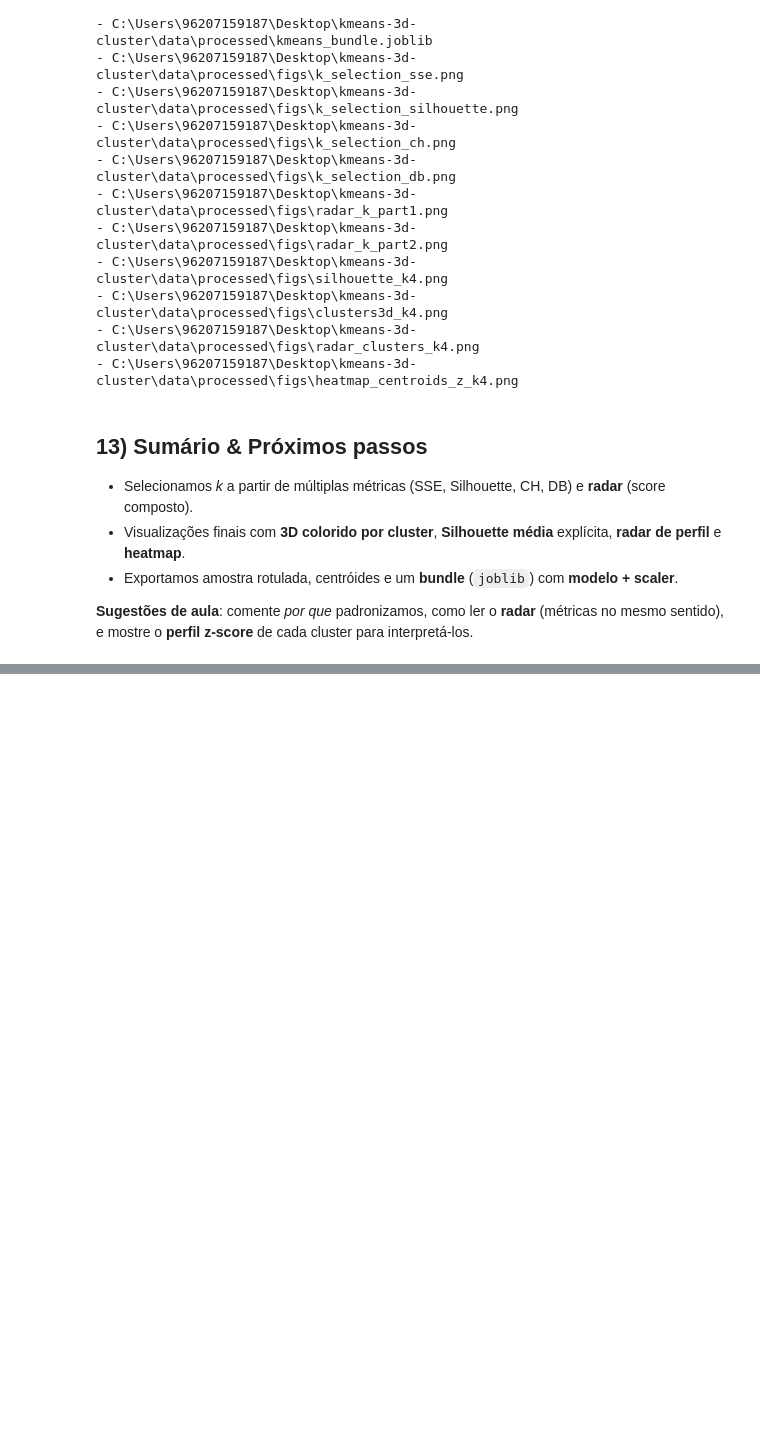
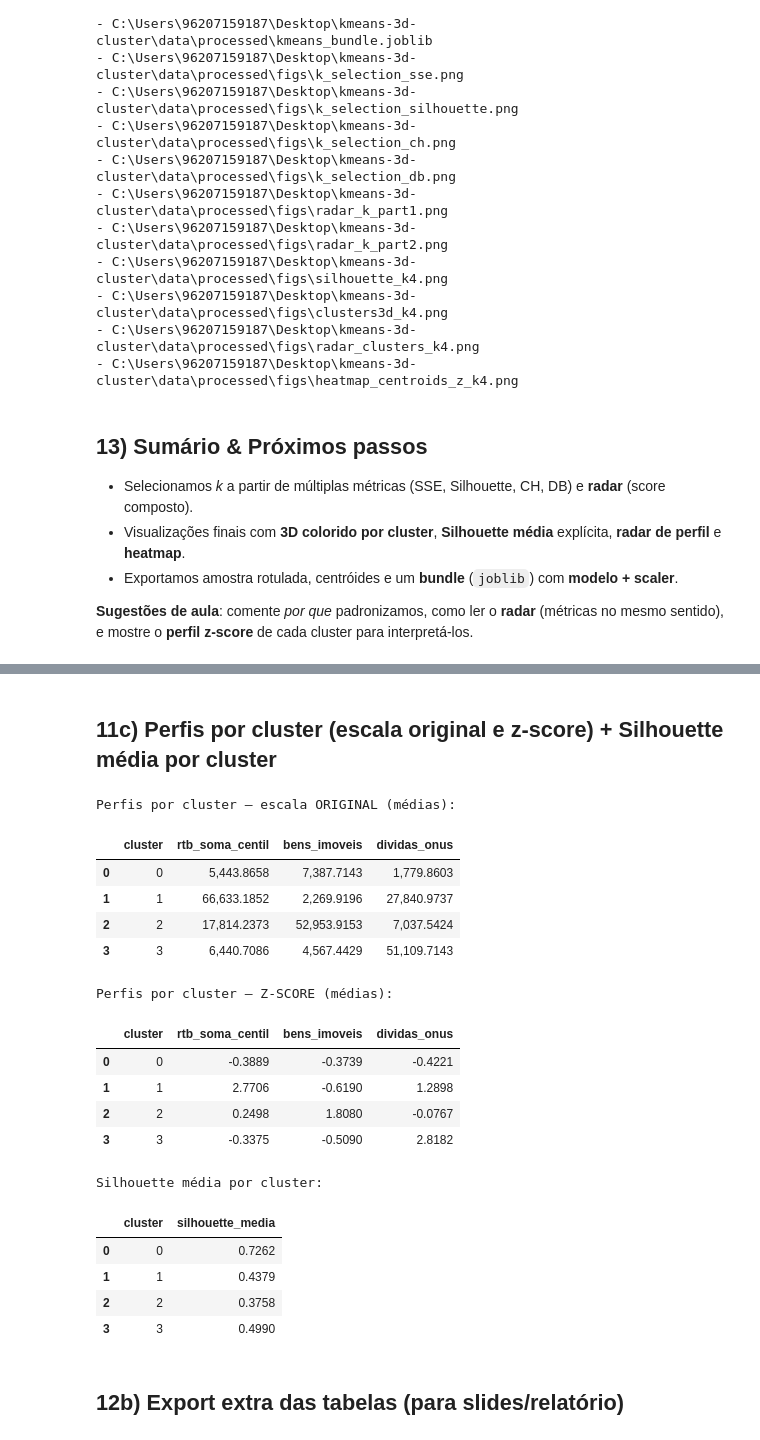
Before and after one commit to PadawanXXVI/kmeans-3d-cluster, a Jupyter notebook: notebooks/02_amns_kmeans.ipynb, the cells around one changed output, grey strips where cells are left out. Cells and saved outputs as stored; diff of their text form; code cells hidden in the pictures; blank space fills up the shorter version.

```diff
--- a/notebooks/02_amns_kmeans.ipynb
+++ b/notebooks/02_amns_kmeans.ipynb
@@ -513,0 +552,47 @@ Arquivos salvos:
+# %% [markdown]
+## 11c) Perfis por cluster (escala original e z-score) + Silhouette média por cluster
+# %%
+# Perfis em escala original
+means_orig_by_cluster = df_labeled.groupby('cluster')[COLS].mean().reset_index()
+print("Perfis por cluster — escala ORIGINAL (médias):")
+display(means_orig_by_cluster)
+
+# Perfis em z-score (recalcula se necessário)
+try:
+    means_z_by_cluster
+except NameError:
+    Z_df = pd.DataFrame(Xz, columns=COLS)
+    Z_df['cluster'] = labels_final
+    means_z_by_cluster = Z_df.groupby('cluster')[COLS].mean().reset_index()
+
+print("Perfis por cluster — Z-SCORE (médias):")
+display(means_z_by_cluster)
+
+# Silhouette média por cluster
+from sklearn.metrics import silhouette_samples
+sil_vals = silhouette_samples(Xz, labels_final)
+sil_df = pd.DataFrame({'cluster': labels_final, 'sil': sil_vals})
+sil_mean_by_cluster = sil_df.groupby('cluster')['sil'].mean().rename('silhouette_media').reset_index()
+print("Silhouette média por cluster:")
+display(sil_mean_by_cluster)
+# %% [output]
+Perfis por cluster — escala ORIGINAL (médias):
+|  | cluster | rtb_soma_centil | bens_imoveis | dividas_onus |
+| 0 | 0 | 5,443.8658 | 7,387.7143 | 1,779.8603 |
+| 1 | 1 | 66,633.1852 | 2,269.9196 | 27,840.9737 |
+| 2 | 2 | 17,814.2373 | 52,953.9153 | 7,037.5424 |
+| 3 | 3 | 6,440.7086 | 4,567.4429 | 51,109.7143 |
+Perfis por cluster — Z-SCORE (médias):
+|  | cluster | rtb_soma_centil | bens_imoveis | dividas_onus |
+| 0 | 0 | -0.3889 | -0.3739 | -0.4221 |
+| 1 | 1 | 2.7706 | -0.6190 | 1.2898 |
+| 2 | 2 | 0.2498 | 1.8080 | -0.0767 |
+| 3 | 3 | -0.3375 | -0.5090 | 2.8182 |
+Silhouette média por cluster:
+|  | cluster | silhouette_media |
+| 0 | 0 | 0.7262 |
+| 1 | 1 | 0.4379 |
+| 2 | 2 | 0.3758 |
+| 3 | 3 | 0.4990 |
+# %% [markdown]
+## 12b) Export extra das tabelas (para slides/relatório)
```
Also changed, not shown: parts of 4 cells of this notebook, 5 other files.
